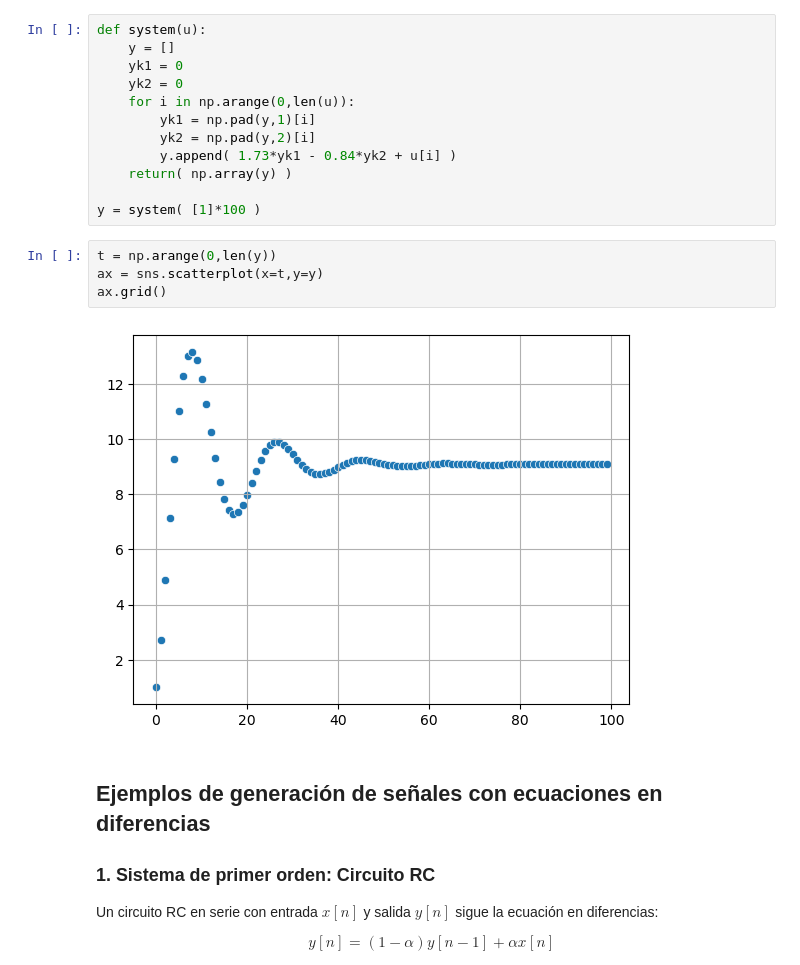
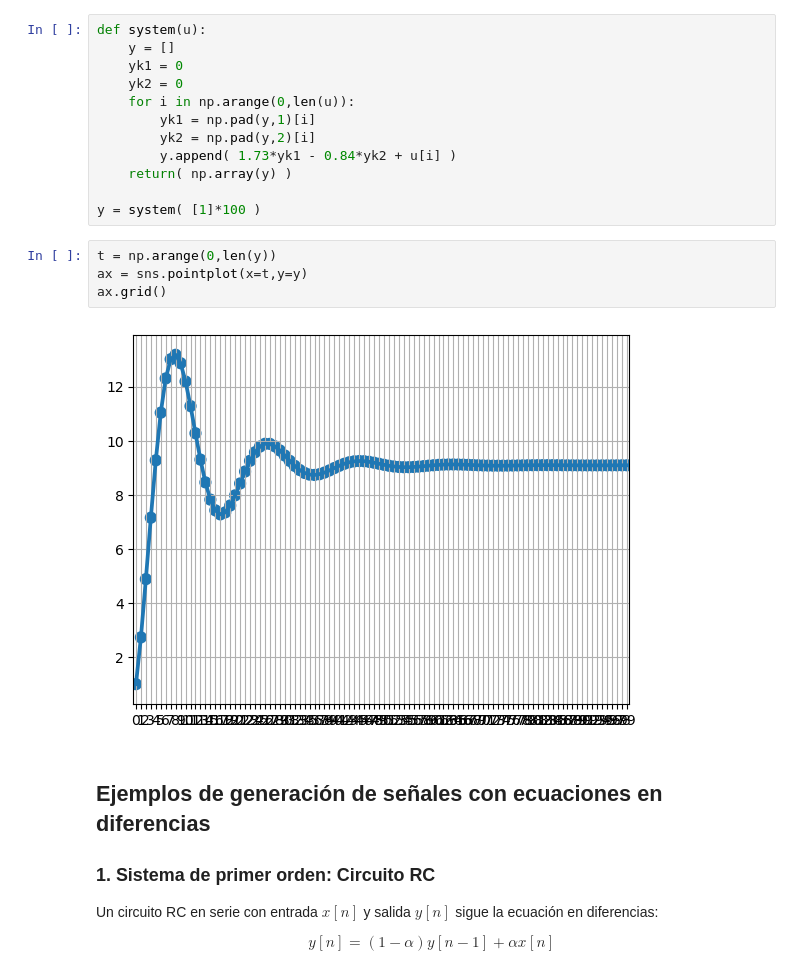
Before and after one commit to pablocarb/ari-notebooks, a Jupyter notebook: T2_au.ipynb, the cells around one changed output. Cells and saved outputs as stored; diff of their text form.

```diff
--- a/T2_au.ipynb
+++ b/T2_au.ipynb
@@ -77,10 +77,10 @@ def system(u):
 y = system( [1]*100 )
 # %%
 t = np.arange(0,len(y))
-ax = sns.scatterplot(x=t,y=y)
+ax = sns.pointplot(x=t,y=y)
 ax.grid()
 # %% [output]
-[figure, old version]
+[figure, new version]
 # %% [markdown]
 ## Ejemplos de generación de señales con ecuaciones en diferencias
 
```
Also changed, not shown: parts of 9 cells of this notebook.
